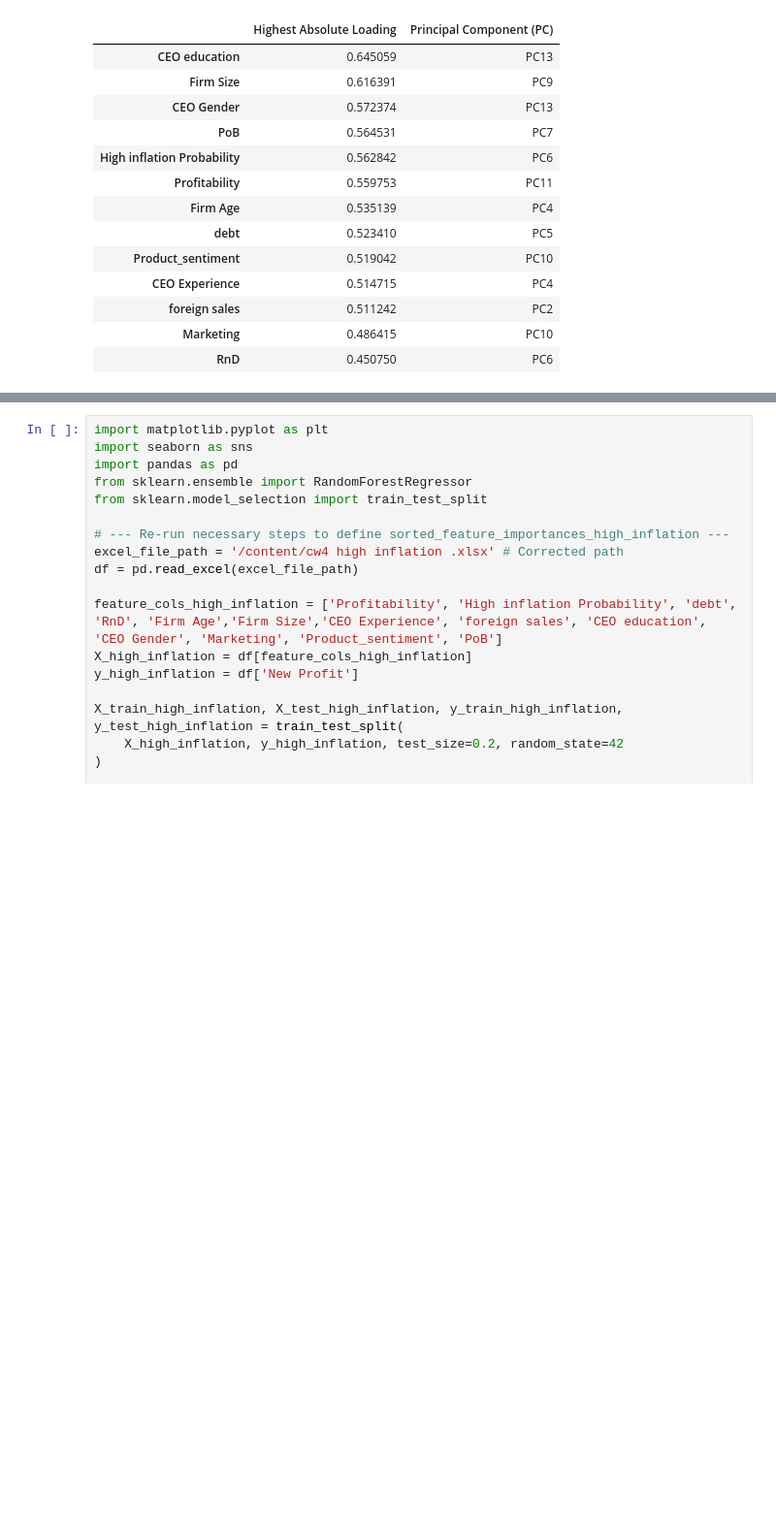
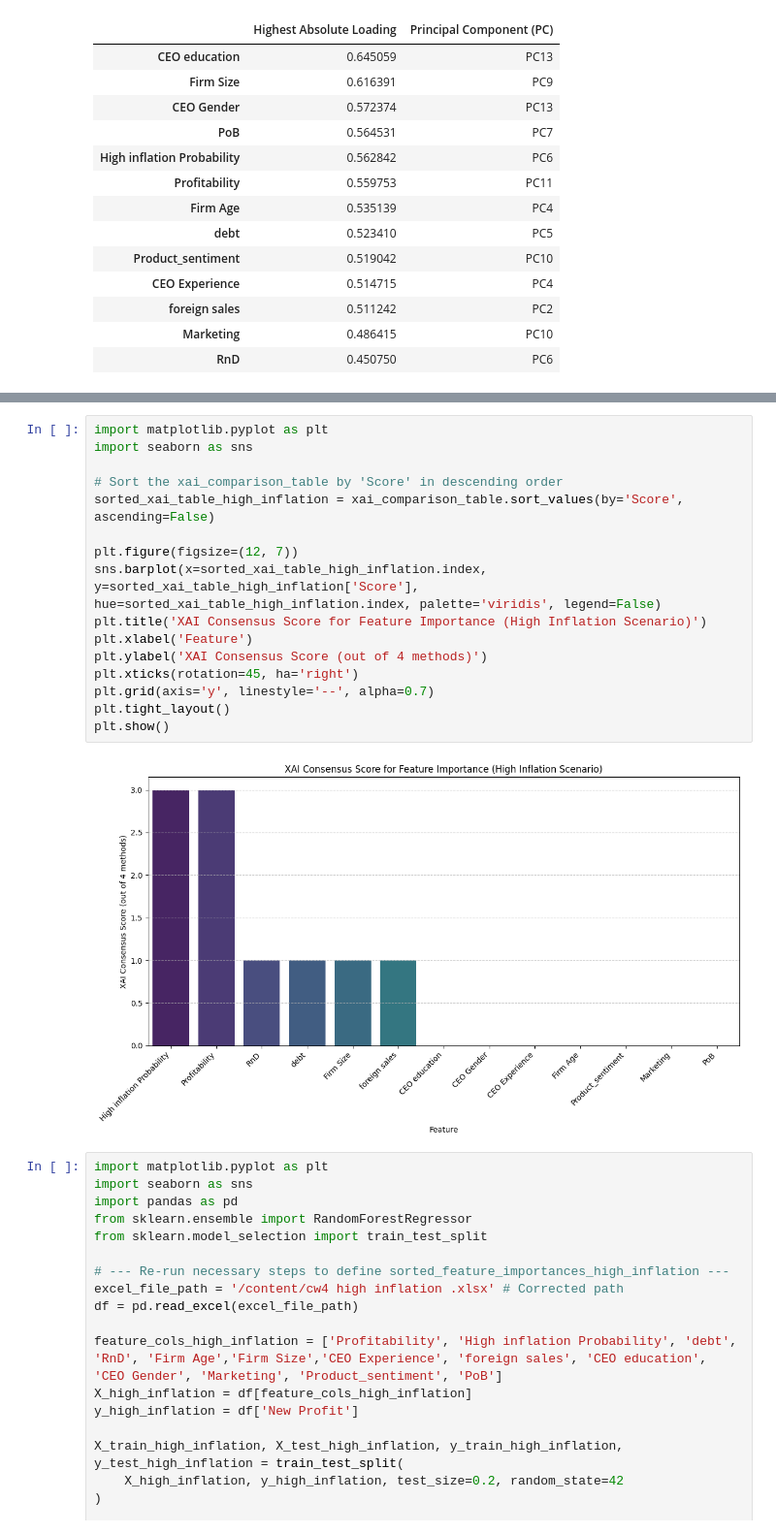
Before and after one commit to ashleyak7/MSCI-151-week-1-workshops, a Jupyter notebook: CW4_AAK.ipynb, the cells around one changed output, grey strips where cells are left out. Shown at 97% size. Cells and saved outputs as stored; diff of their text form; blank space fills up the shorter version.

```diff
--- a/CW4_AAK.ipynb
+++ b/CW4_AAK.ipynb
@@ -1437,3 +1335,21 @@ Explainable AI (XAI) Comparison Table:
+# %%
+import matplotlib.pyplot as plt
+import seaborn as sns
+
+# Sort the xai_comparison_table by 'Score' in descending order
+sorted_xai_table_high_inflation = xai_comparison_table.sort_values(by='Score', ascending=False)
+
+plt.figure(figsize=(12, 7))
+sns.barplot(x=sorted_xai_table_high_inflation.index, y=sorted_xai_table_high_inflation['Score'], hue=sorted_xai_table_high_inflation.index, palette='viridis', legend=False)
+plt.title('XAI Consensus Score for Feature Importance (High Inflation Scenario)')
+plt.xlabel('Feature')
+plt.ylabel('XAI Consensus Score (out of 4 methods)')
+plt.xticks(rotation=45, ha='right')
+plt.grid(axis='y', linestyle='--', alpha=0.7)
+plt.tight_layout()
+plt.show()
+# %% [output]
+[figure, added]
 # %%
 import matplotlib.pyplot as plt
 import seaborn as sns
```
Also changed, not shown: parts of 5 cells of this notebook.
